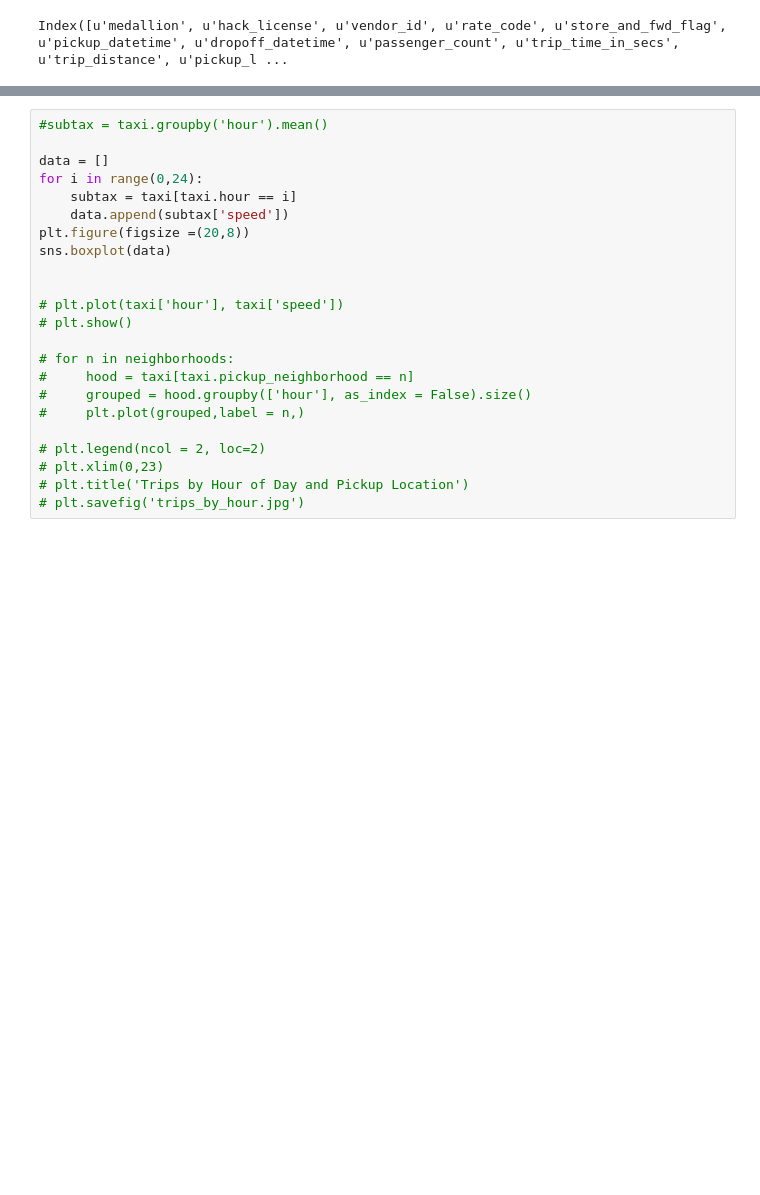
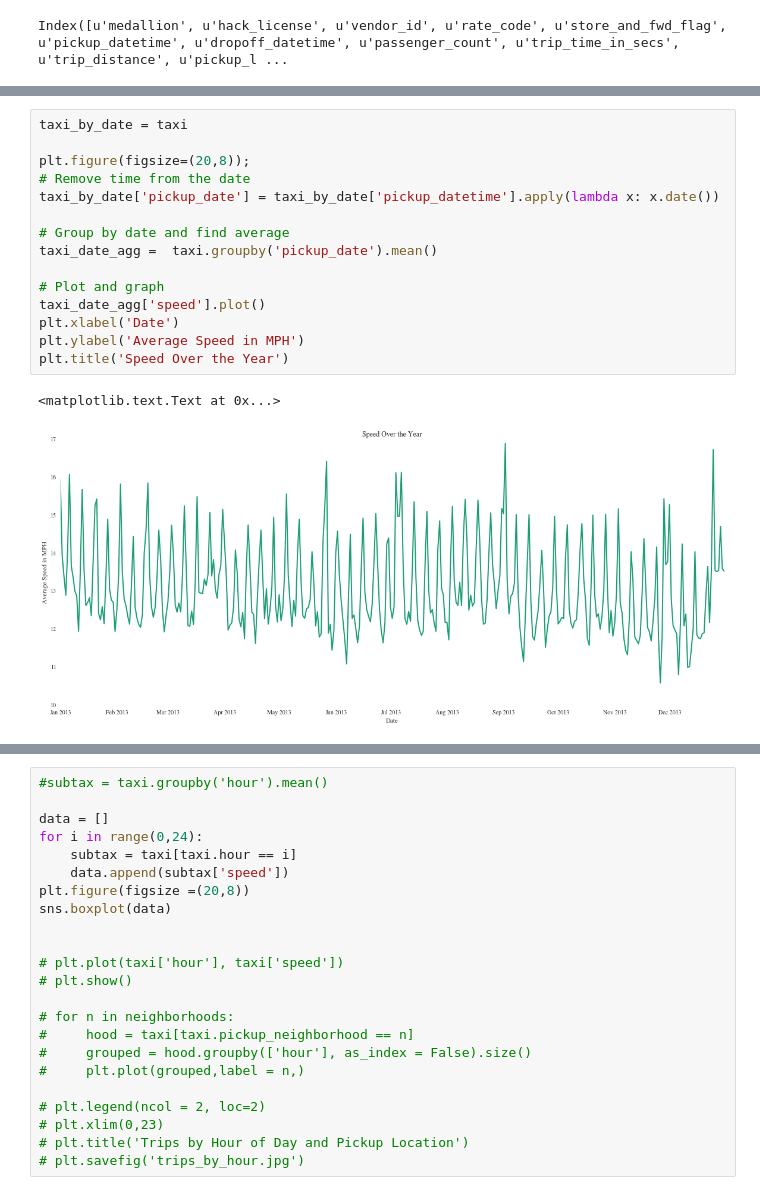
Before and after one commit to iloveluce/Tipsy-taxi, a Jupyter notebook: tipsy-try.ipynb, the cells around one changed output, grey strips where cells are left out. Saved outputs shown, nothing was run; the diff lists cells and outputs as text; blank space fills up the shorter version.

```diff
--- a/tipsy-try.ipynb
+++ b/tipsy-try.ipynb
@@ -155,0 +95,18 @@ subdate_taxi[subdate_taxi.index <= pd.to_datetime("02-28-2013").date()]['speed']
+# %%
+taxi_by_date = taxi
+
+plt.figure(figsize=(20,8));
+# Remove time from the date
+taxi_by_date['pickup_date'] = taxi_by_date['pickup_datetime'].apply(lambda x: x.date())
+
+# Group by date and find average
+taxi_date_agg =  taxi.groupby('pickup_date').mean()
+
+# Plot and graph
+taxi_date_agg['speed'].plot()
+plt.xlabel('Date')
+plt.ylabel('Average Speed in MPH')
+plt.title('Speed Over the Year')
+# %% [output]
+<matplotlib.text.Text at 0x...>
+[figure, added]
```
Also changed, not shown: parts of 20 cells of this notebook.
